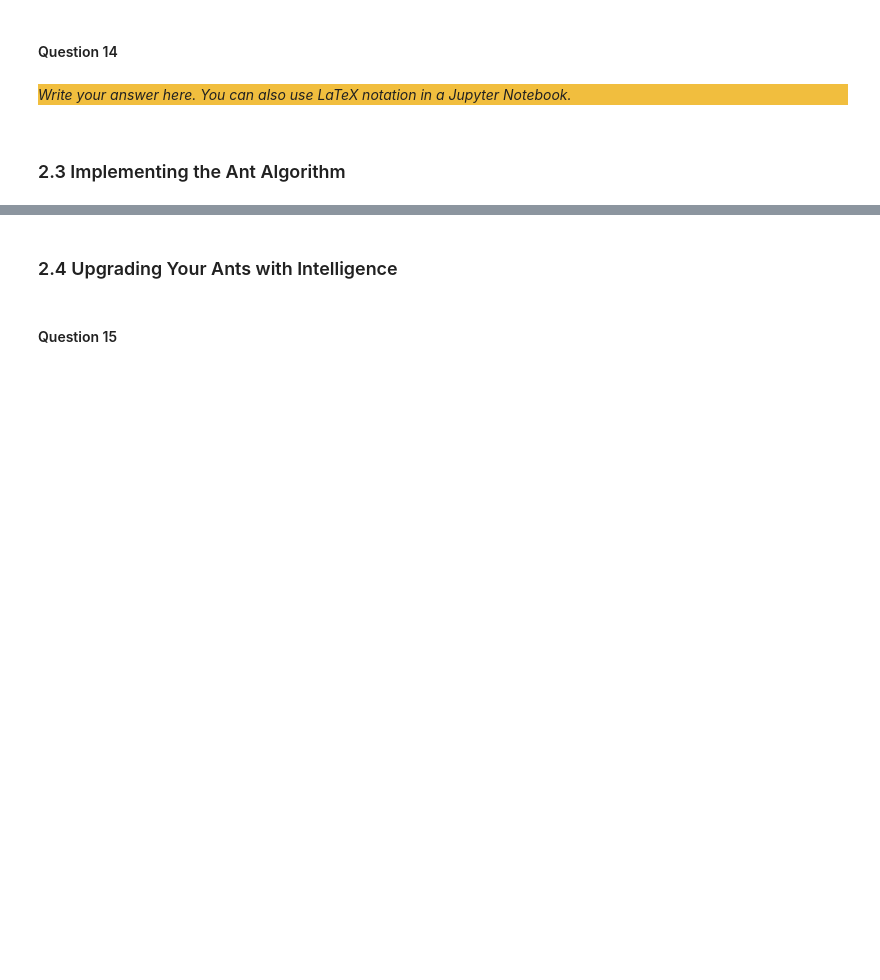
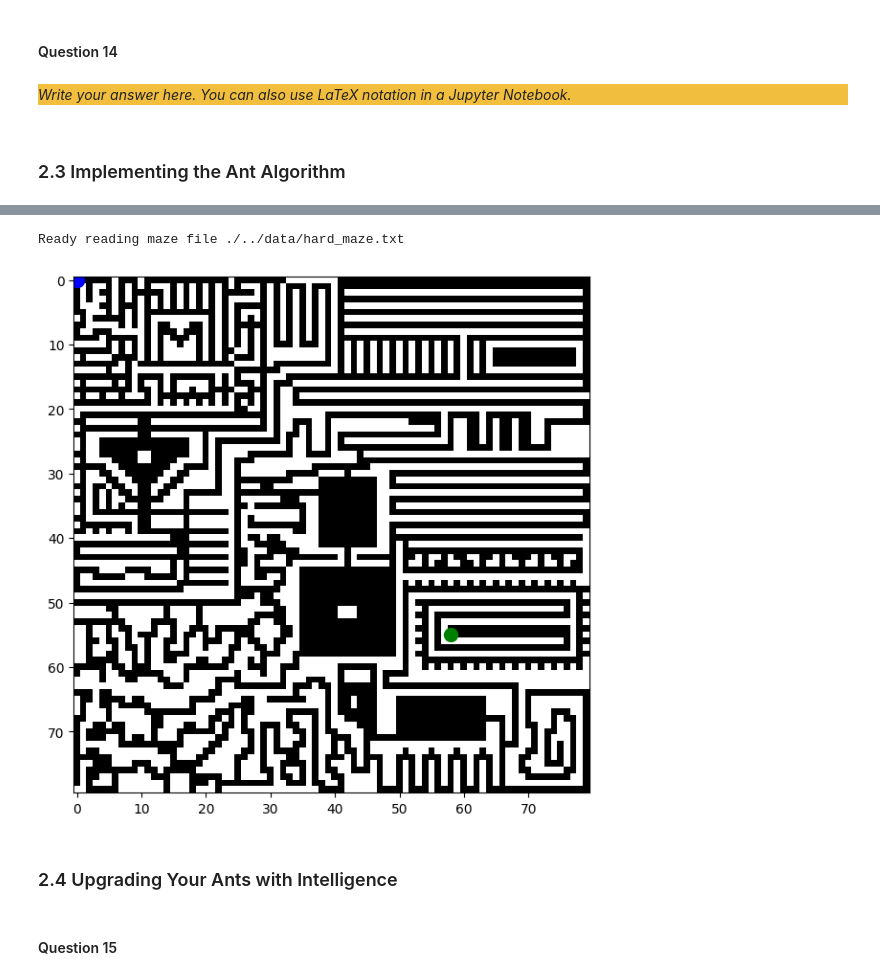
Before and after one commit to fusiatique/ci-assignments, a Jupyter notebook: assignment_2/src/Main.ipynb, the cells around one changed output, grey strips where cells are left out. Drawn from its saved outputs; the diff is of its cells as text; code cells hidden in the pictures; blank space fills up the shorter version.

```diff
--- a/assignment_2/src/Main.ipynb
+++ b/assignment_2/src/Main.ipynb
@@ -495,3 +539,10 @@ Route size: 200
+# %%
+maze2 = Maze.create_maze("./../data/hard_maze.txt")
+
+v.visualize_individual_path(maze2, Route(spec.get_start()), spec)
+# %% [output]
+Ready reading maze file ./../data/hard_maze.txt
+[figure, added]
 # %% [markdown]
 ### 2.4 Upgrading Your Ants with Intelligence
 # %% [markdown]
```
Also changed, not shown: parts of 7 cells of this notebook, 6 other files.
